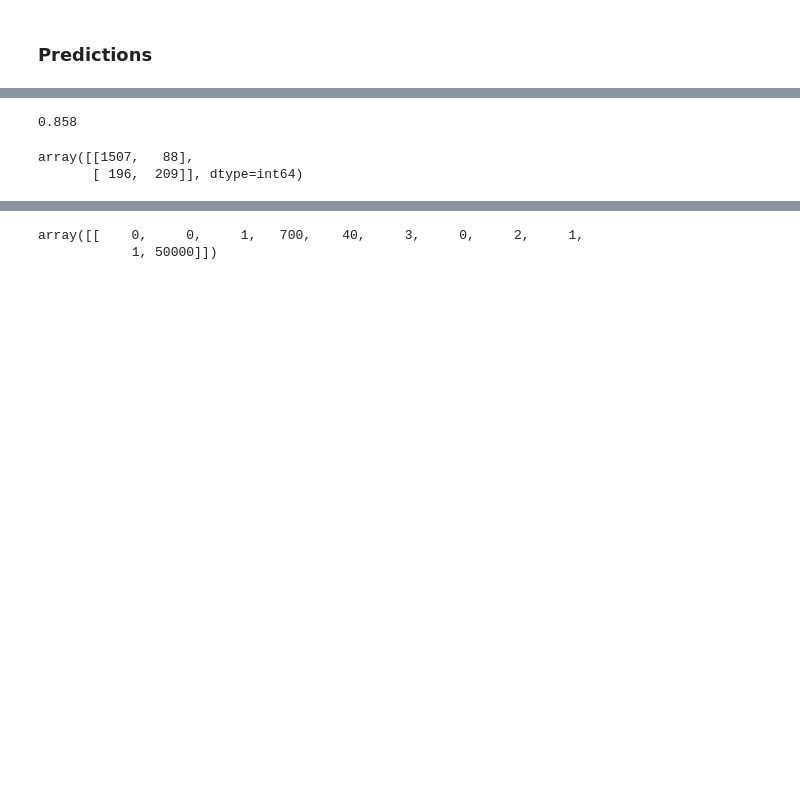
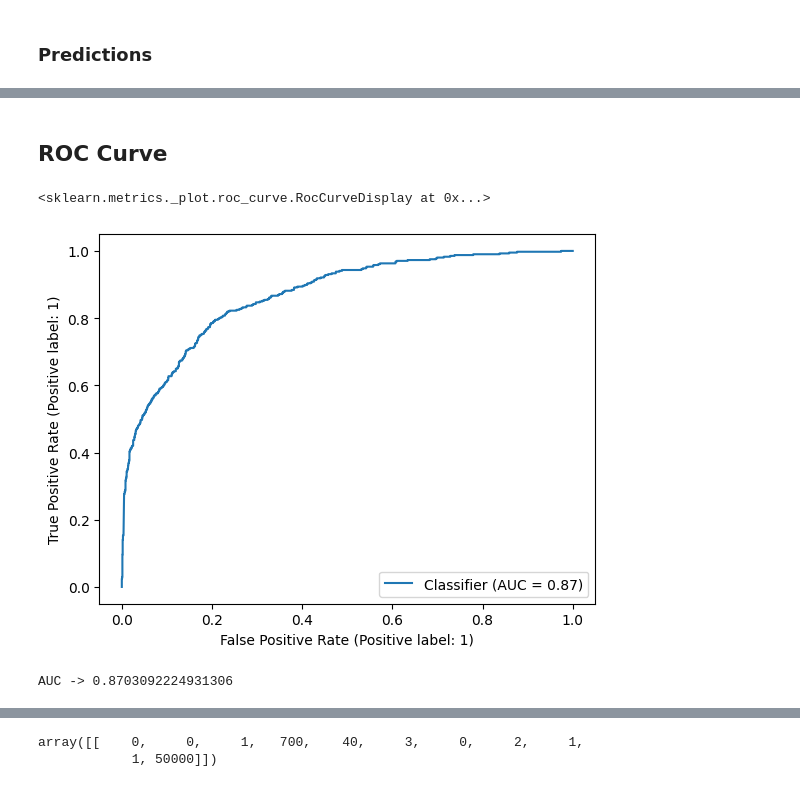
Before and after one commit to shivam-bajaj/Churn-Modelling-ANN, a Jupyter notebook: ann.ipynb, the cells around one changed output, grey strips where cells are left out. Drawn from its saved outputs; the diff is of its cells as text; code cells hidden in the pictures; blank space fills up the shorter version.

```diff
--- a/ann.ipynb
+++ b/ann.ipynb
@@ -214,6 +229,6 @@ Epoch 50/50
 # %% [markdown]
 ### Predictions
 # %%
-y_pred = nn.predict(x_test)
-y_pred
+y_score= nn.predict(x_test)
+y_score
 # %% [output]
@@ -230,12 +243,15 @@ y_pred = (y_pred >0.5).astype(np.float32)
-# %%
-from sklearn.metrics import accuracy_score
-print(accuracy_score( y_test, y_pred))
-# %% [output]
-0.858
-# %%
-from sklearn.metrics import confusion_matrix
-cm = confusion_matrix(y_test,y_pred)
-cm
-# %% [output]
-array([[1507,   88],
-       [ 196,  209]], dtype=int64)
+# %% [markdown]
+## ROC Curve
+# %%
+from sklearn.metrics import roc_curve,RocCurveDisplay
+RocCurveDisplay.from_predictions(y_true=y_test,y_pred=y_score)
+# %% [output]
+<sklearn.metrics._plot.roc_curve.RocCurveDisplay at 0x...>
+[figure, added]
+# %%
+from sklearn.metrics import roc_curve,roc_auc_score
+fpr,tpr,thresholds = roc_curve(y_true=y_test,y_score=y_score)
+nn_auc_score = roc_auc_score(y_true=y_test,y_score=y_score)
+print(f'AUC -> {nn_auc_score}')
+# %% [output]
+AUC -> 0.8703092224931306
```
Also changed, not shown: parts of 19 cells of this notebook.
